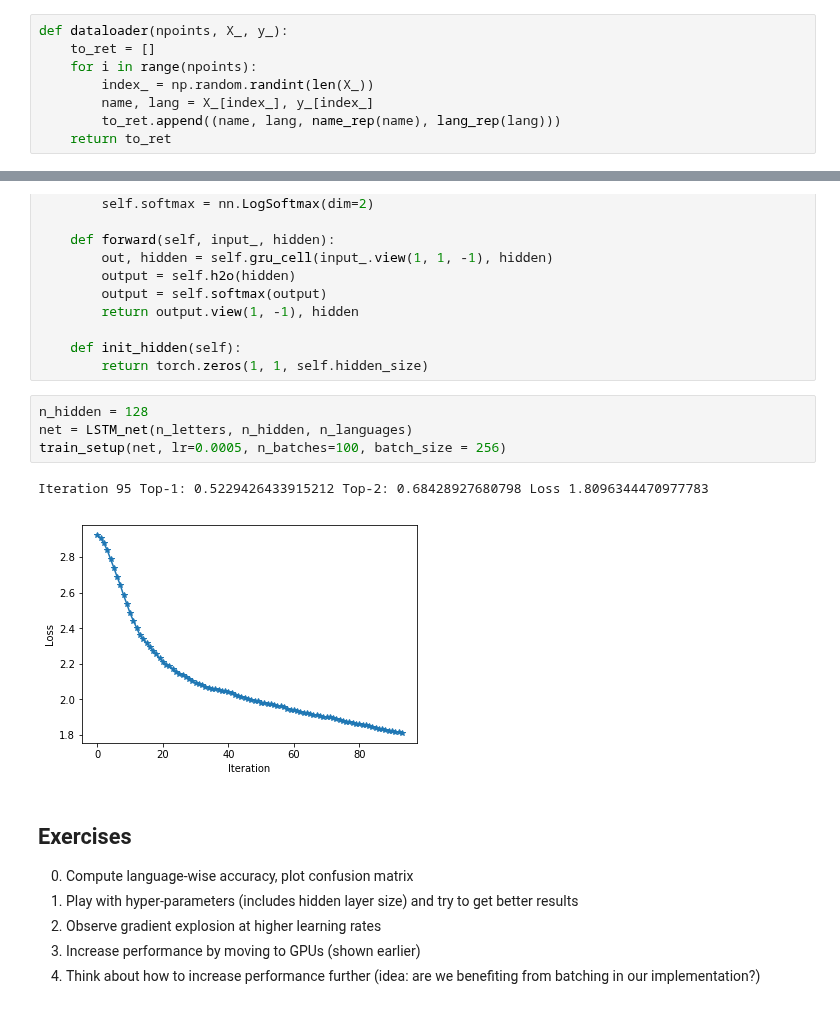
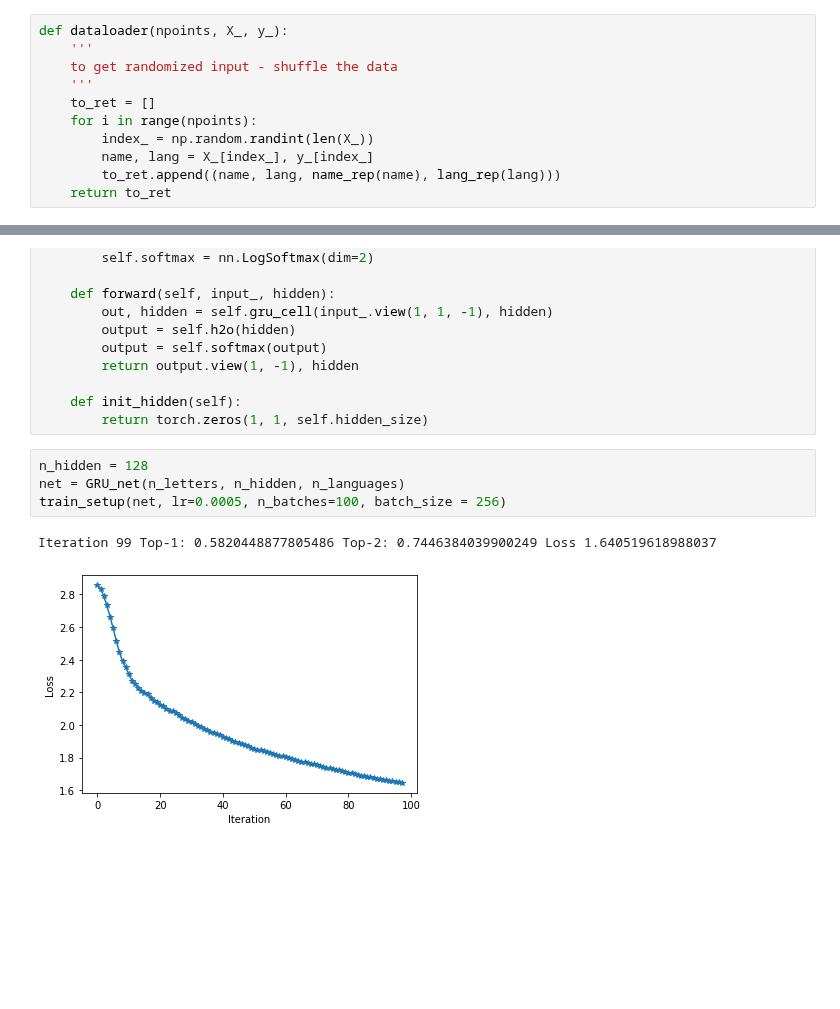
Before and after one commit to pragneshrana/DeepLearning, a Jupyter notebook: SequenceModels/RNN_LSTM_GRU_code.ipynb, the cells around one changed output, grey strips where cells are left out. Saved outputs shown, nothing was run; the diff lists cells and outputs as text; blank space fills up the shorter version.

```diff
--- a/SequenceModels/RNN_LSTM_GRU_code.ipynb
+++ b/SequenceModels/RNN_LSTM_GRU_code.ipynb
@@ -156,6 +163,9 @@ tensor([[-2.8737, -2.9064, -2.9987, -2.9328, -2.8074, -2.8465, -2.9587, -2.8953,
 ## Evaluate model
 # %%
 def dataloader(npoints, X_, y_):
+    '''
+    to get randomized input - shuffle the data
+    '''
     to_ret = []
     for i in range(npoints):
         index_ = np.random.randint(len(X_))
@@ -302,16 +331,8 @@ class GRU_net(nn.Module):
         return torch.zeros(1, 1, self.hidden_size)
 # %%
 n_hidden = 128
-net = LSTM_net(n_letters, n_hidden, n_languages)
+net = GRU_net(n_letters, n_hidden, n_languages)
 train_setup(net, lr=0.0005, n_batches=100, batch_size = 256)
 # %% [output]
-Iteration 95 Top-1: 0.5229426433915212 Top-2: 0.68428927680798 Loss 1.8096344470977783
+Iteration 99 Top-1: 0.5820448877805486 Top-2: 0.7446384039900249 Loss 1.640519618988037
-[figure, old version]
+[figure, new version]
-# %% [markdown]
-## Exercises
-
-0. Compute language-wise accuracy, plot confusion matrix
-1. Play with hyper-parameters (includes hidden layer size) and try to get better results
-2. Observe gradient explosion at higher learning rates
-3. Increase performance by moving to GPUs (shown earlier)
-4. Think about how to increase performance further (idea: are we benefiting from batching in our implementation?)
```
Also changed, not shown: parts of 24 cells of this notebook.
